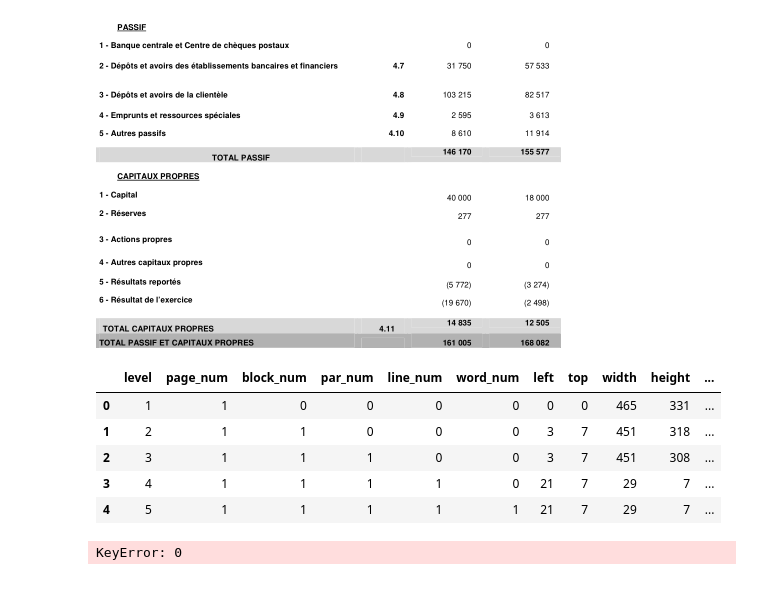
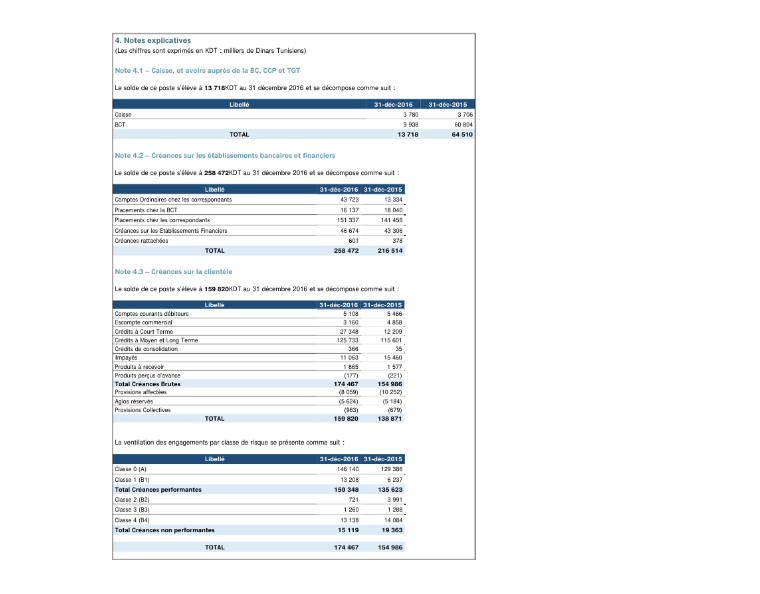
Before and after one commit to bilel910/PI-DataScience-BFI, a Jupyter notebook: extractionYolov8.ipynb, the cells around one changed output. Saved outputs shown, nothing was run; the diff lists cells and outputs as text; code cells hidden in the pictures.

```diff
--- a/extractionYolov8.ipynb
+++ b/extractionYolov8.ipynb
@@ -48,40 +0,0 @@ IndexError: list index out of range
-# %%
-x1, y1, x2, y2, _, _ = tuple(int(item) for item in results[0].boxes.data.numpy()[2])
-img = np.array(Image.open(image))
-#cropping
-cropped_image = img[y1:y2, x1:x2]
-cropped_image = Image.fromarray(cropped_image)
-cropped_image
-# %% [output]
-[figure, removed]
-# %%
-ext_df = pytesseract.image_to_data(cropped_image, output_type=Output.DATAFRAME, config="--psm 6 --oem 3")
-ext_df.head()
-# %% [output]
-|  | level | page_num | block_num | par_num | line_num | word_num | left | top | width | height | ... |
-| 0 | 1 | 1 | 0 | 0 | 0 | 0 | 0 | 0 | 465 | 331 | ... |
-| 1 | 2 | 1 | 1 | 0 | 0 | 0 | 3 | 7 | 451 | 318 | ... |
-| 2 | 3 | 1 | 1 | 1 | 0 | 0 | 3 | 7 | 451 | 308 | ... |
-| 3 | 4 | 1 | 1 | 1 | 1 | 0 | 21 | 7 | 29 | 7 | ... |
-| 4 | 5 | 1 | 1 | 1 | 1 | 1 | 21 | 7 | 29 | 7 | ... |
-# %%
-import cv2
-import numpy as np
-
-# Load the original image
-original_image = cv2.imread('ABC_EFD3112_2005_page_1.png')
-
-# Get the coordinates of the bounding box
-box = results[0].boxes[0].xyxy  # Assuming you want to crop the first detected object
-print(box)
-
-# Extract the coordinates of the top-left and bottom-right corners
-x1, y1, x2, y2 = map(int, box[0])
-
-# Crop the region of interest (ROI) from the original image
-cropped_image = original_image[y1:y2, x1:x2]
-
-# Save or display the cropped image
-cv2.imwrite('/content/cropped_table.jpeg', cropped_image)
-# %% [output]
-KeyError: 0
@@ -87,0 +25,9 @@ KeyError: 0
+# %%
+# image = 'ABC_EFD3112_2005_page_1.png'
+
+image = 'abc_efd311216_page_7.png'
+
+img = Image.open(image)
+img
+# %% [output]
+[figure, added]
```
Also changed, not shown: parts of 61 cells of this notebook, 17 other files.
